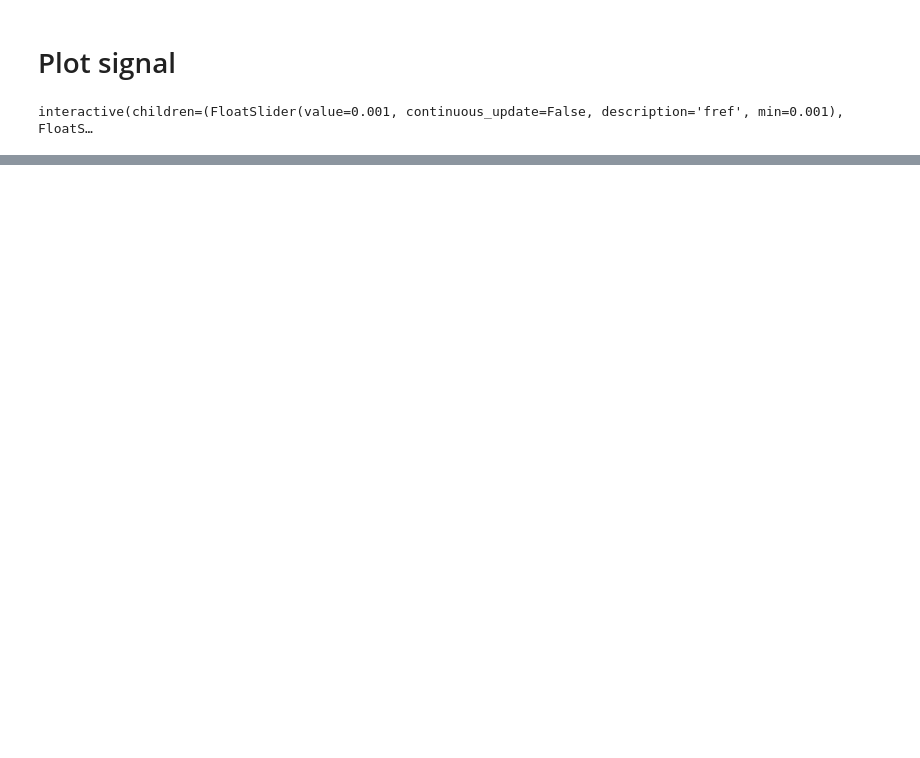
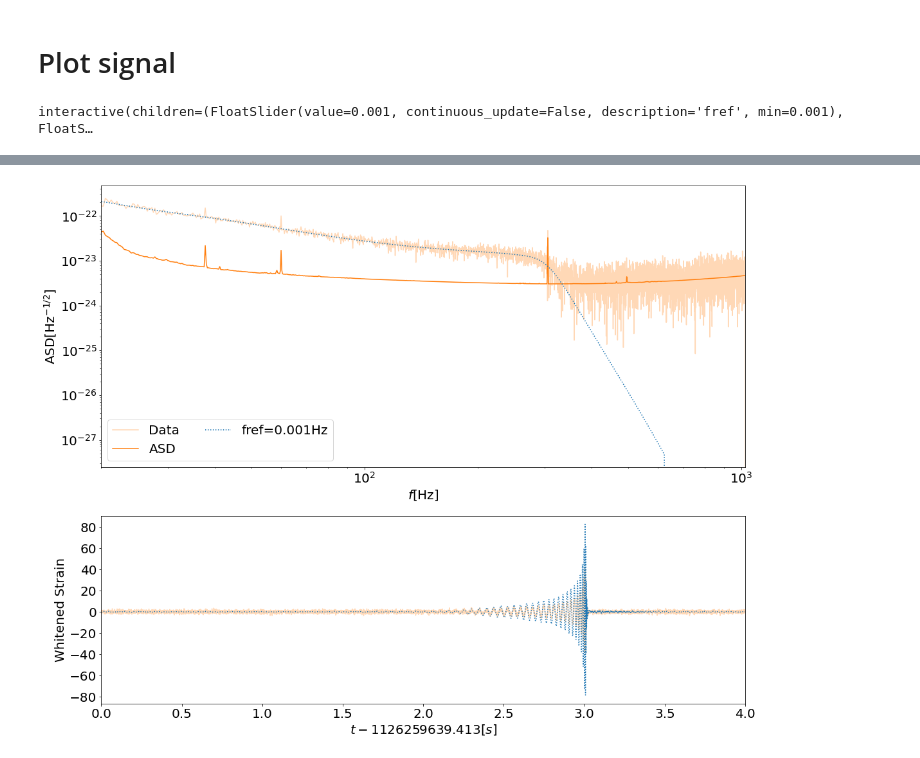
Before and after one commit to avivajpeyi/agn_phenomenological_model, a Jupyter notebook: studies/fref_tests/inject_at_low_freq.ipynb, the cells around one changed output, grey strips where cells are left out. Drawn from its saved outputs; the diff is of its cells as text; code cells hidden in the pictures; blank space fills up the shorter version.

```diff
--- a/studies/fref_tests/inject_at_low_freq.ipynb
+++ b/studies/fref_tests/inject_at_low_freq.ipynb
@@ -176,0 +182,4 @@ interactive(children=(FloatSlider(value=0.001, continuous_update=False, descript
+# %%
+plot_injection_at_fref(fref=0.001, dl=100.0)
+# %% [output]
+[figure, added]
```
Also changed, not shown: parts of 4 cells of this notebook, 2 other files.
